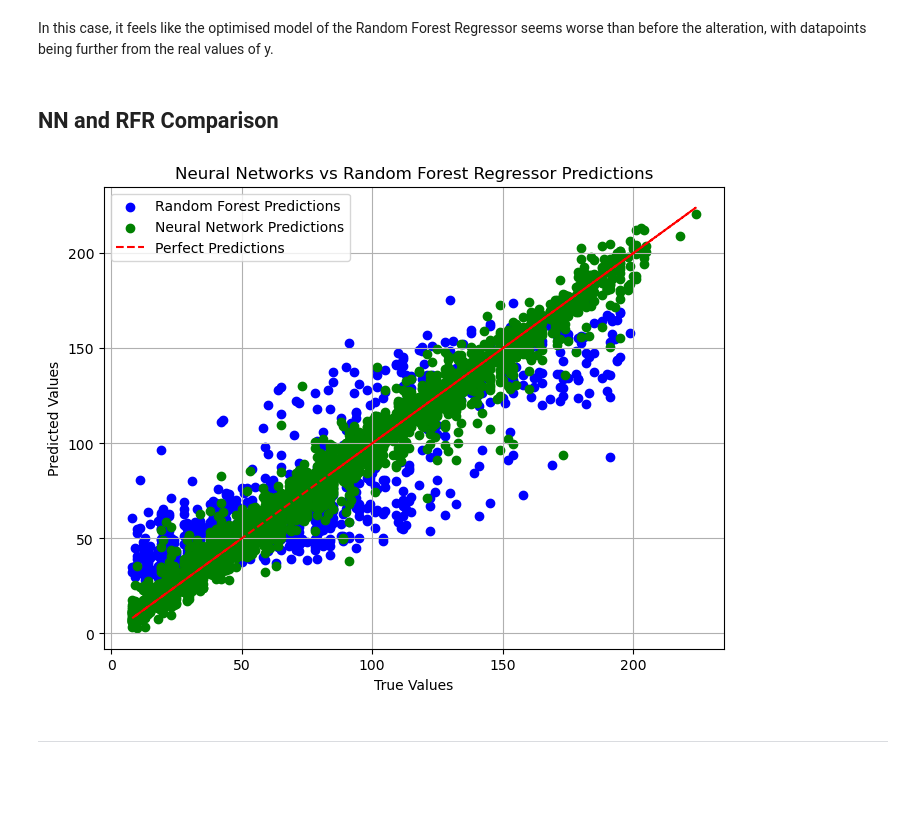
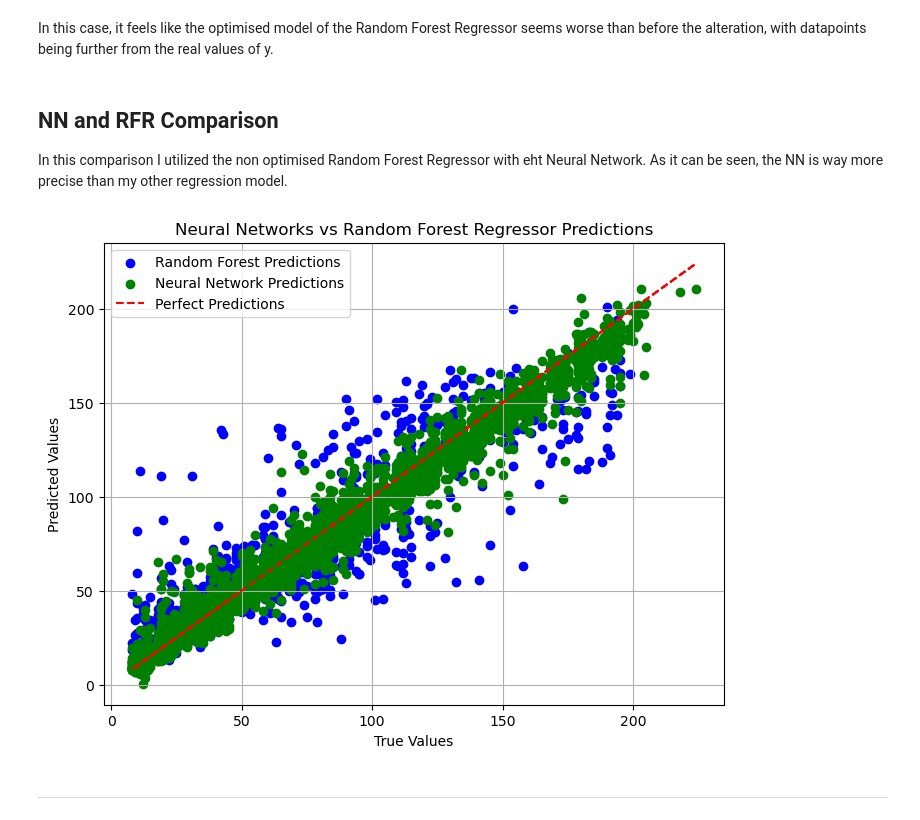
Before and after one commit to IC2020341/IngridCastro_ML_CA2, a Jupyter notebook: IngridCastro_ML_CA2.ipynb.ipynb, the cells around one changed output. Drawn from its saved outputs; the diff is of its cells as text; code cells hidden in the pictures; blank space fills up the shorter version.

```diff
--- a/IngridCastro_ML_CA2.ipynb.ipynb
+++ b/IngridCastro_ML_CA2.ipynb.ipynb
@@ -546,6 +549,11 @@ pyplot.show()
 ### Random Forest Regressor
 
 The model that performed best was the Random Forest Regressor, so that will be optimized and later compared to the performance of our Neural Networks.
+# %%
+X = df1.iloc[:, np.r_[0:3, 4:15]]
+y = df1.iloc[:, 3]
+# %%
+X_train, X_test, y_train, y_test = train_test_split(X, y, test_size=0.2, random_state = 1)
 # %%
 model = RandomForestRegressor()
 model.fit(X_train, y_train)
@@ -674,22 +682,24 @@ plt.show()
 In this case, it feels like the optimised model of the Random Forest Regressor seems worse than before the alteration, with datapoints being further from the real values of y.
 # %% [markdown]
 ## NN and RFR Comparison
+
+In this comparison I utilized the non optimised Random Forest Regressor with eht Neural Network. As it can be seen, the NN is way more precise than my other regression model.
 # %%
 plt.figure(figsize=(8, 6))
 
-plt.scatter(y_test, y_pred_RF_opt, color='blue', label='Random Forest Predictions')
+plt.scatter(y_test, y_pred_RF_bo, color='blue', label='Random Forest Predictions')
 plt.scatter(y, y_pred_nn, color='green', label='Neural Network Predictions')
 
 plt.plot(y, y, color='red', linestyle='--', label='Perfect Predictions')
 
 plt.title('Neural Networks vs Random Forest Regressor Predictions')
 plt.xlabel('True Values')
 plt.ylabel('Predicted Values')
 plt.legend()
 plt.grid(True)
 plt.show()
 # %% [output]
-[figure, old version]
+[figure, new version]
 # %% [markdown]
 --------------------
 # %% [markdown]
```
Also changed, not shown: parts of 28 cells of this notebook.
